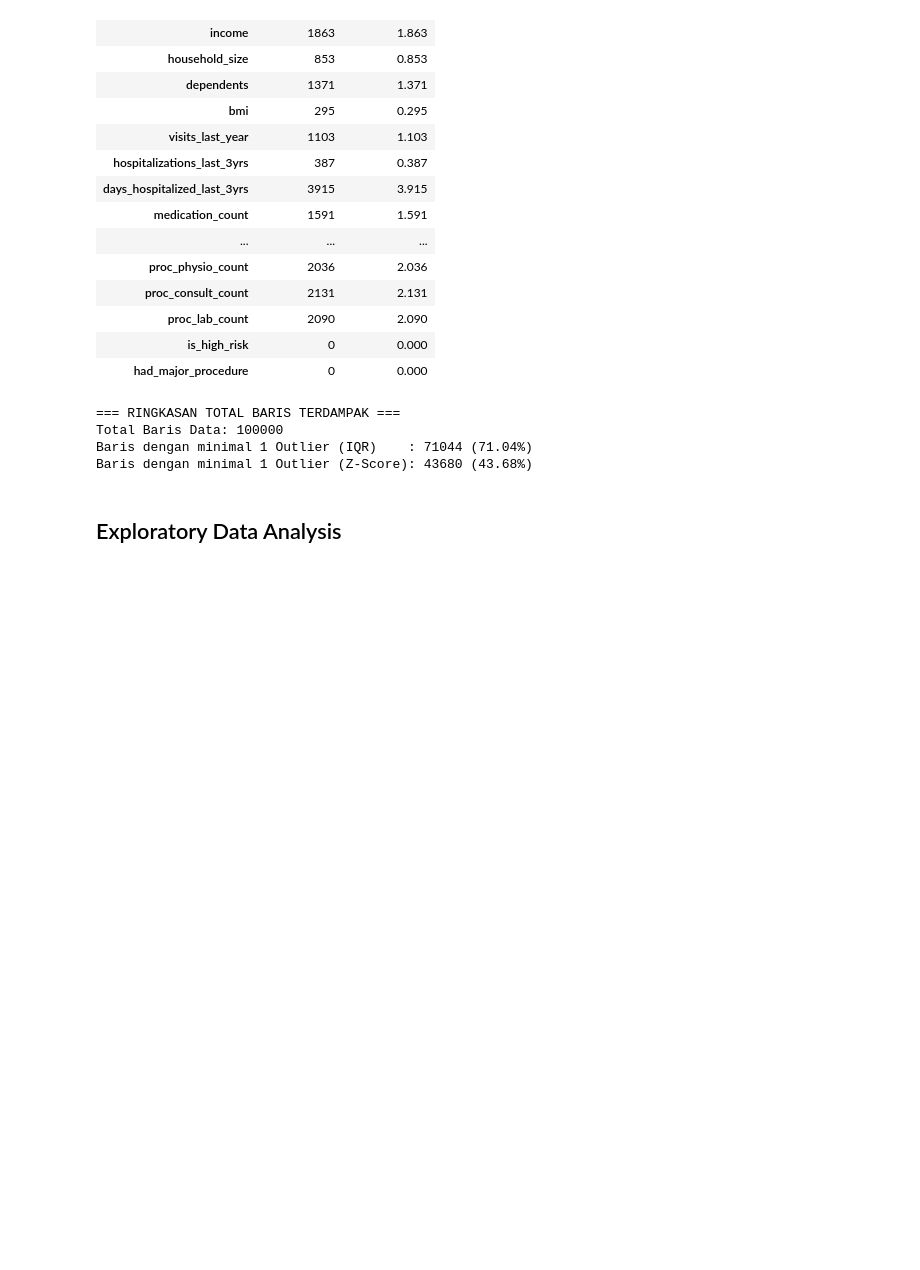
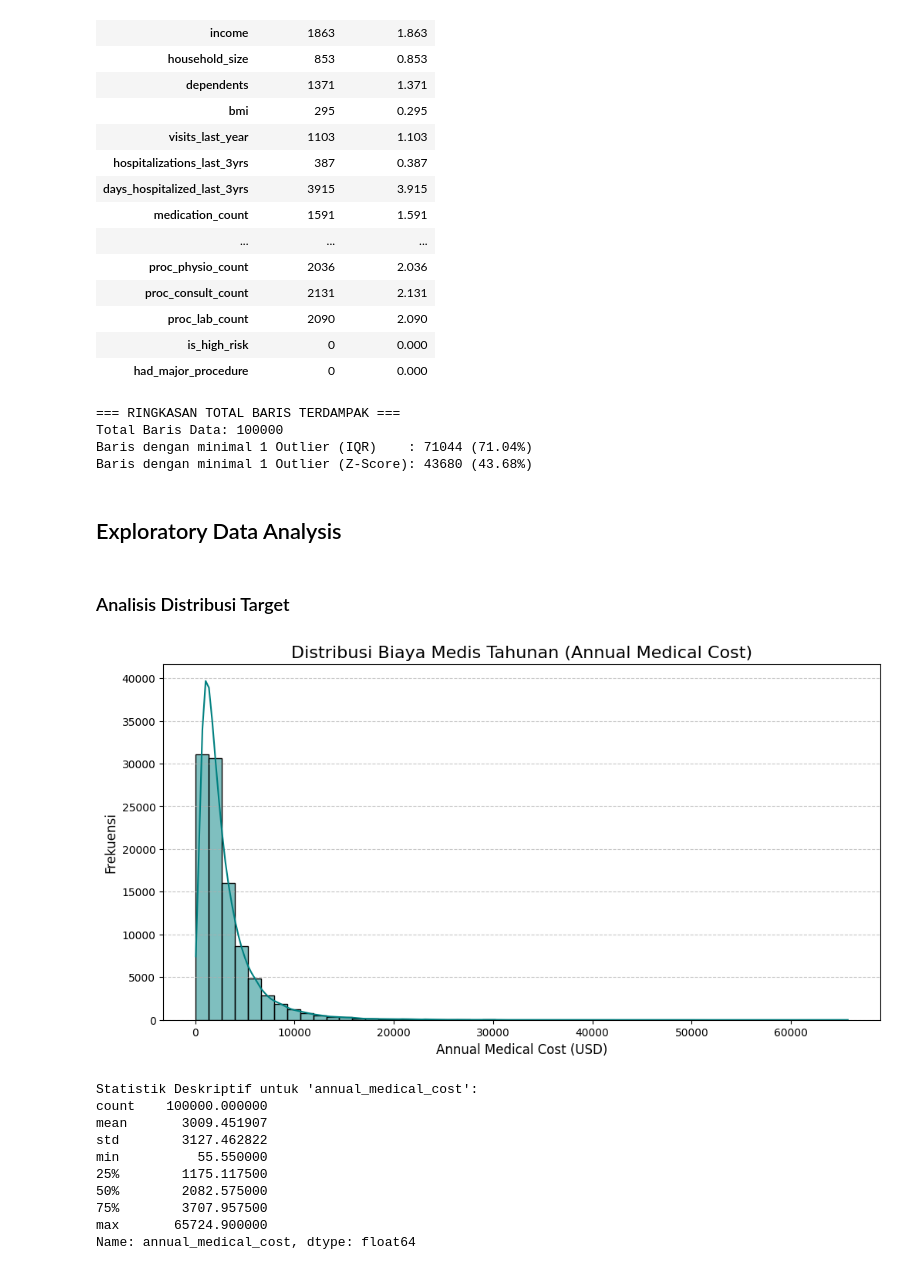
Before and after one commit to ikhsanwahyue/16_DataScienceIF-B_Ir.Ikhsan, a Jupyter notebook: main.ipynb, the cells around one changed output. Saved outputs shown, nothing was run; the diff lists cells and outputs as text; code cells hidden in the pictures; blank space fills up the shorter version.

```diff
--- a/main.ipynb
+++ b/main.ipynb
@@ -228,3 +228,29 @@ Baris dengan minimal 1 Outlier (IQR)    : 71044 (71.04%)
 Baris dengan minimal 1 Outlier (Z-Score): 43680 (43.68%)
 # %% [markdown]
 ## Exploratory Data Analysis
+# %% [markdown]
+### Analisis Distribusi Target
+# %%
+# Visualisasi distribusi target 'annual_medical_cost'
+plt.figure(figsize=(12, 6))
+sns.histplot(df['annual_medical_cost'], kde=True, bins=50, color='teal')
+plt.title('Distribusi Biaya Medis Tahunan (Annual Medical Cost)', fontsize=16)
+plt.xlabel('Annual Medical Cost (USD)', fontsize=12)
+plt.ylabel('Frekuensi', fontsize=12)
+plt.grid(axis='y', linestyle='--', alpha=0.7)
+plt.show()
+
+print("\nStatistik Deskriptif untuk 'annual_medical_cost':")
+print(df['annual_medical_cost'].describe())
+# %% [output]
+[figure, added]
+Statistik Deskriptif untuk 'annual_medical_cost':
+count    100000.000000
+mean       3009.451907
+std        3127.462822
+min          55.550000
+25%        1175.117500
+50%        2082.575000
+75%        3707.957500
+max       65724.900000
+Name: annual_medical_cost, dtype: float64
```
Also changed, not shown: parts of 9 cells of this notebook.
